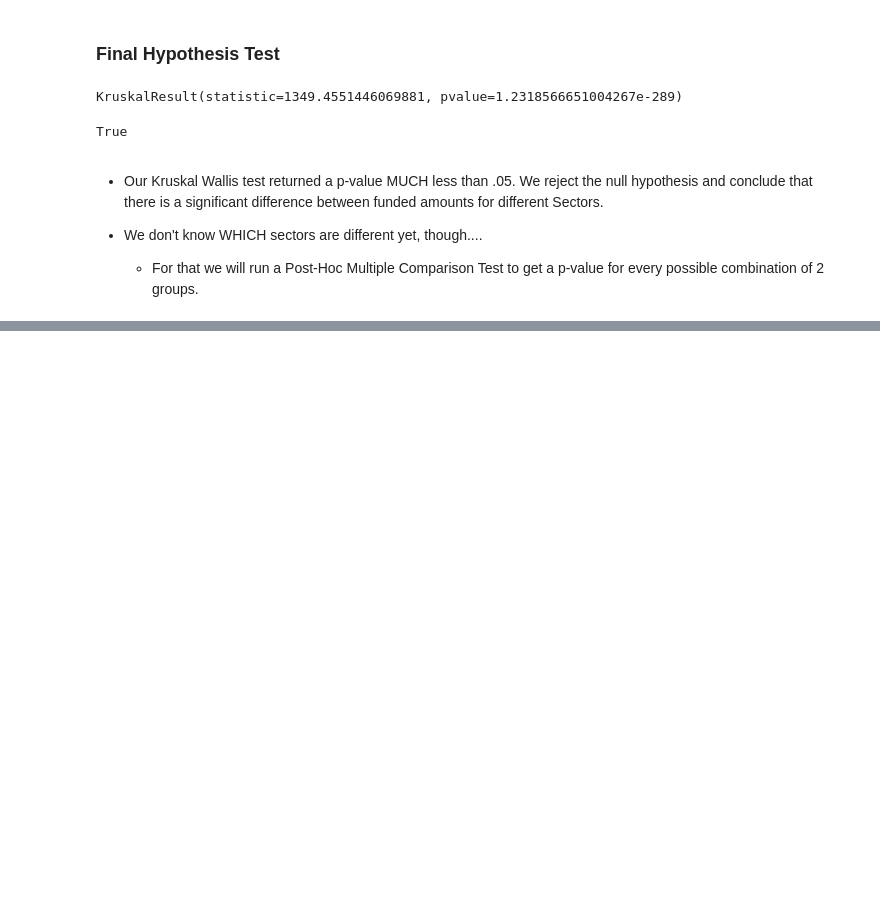
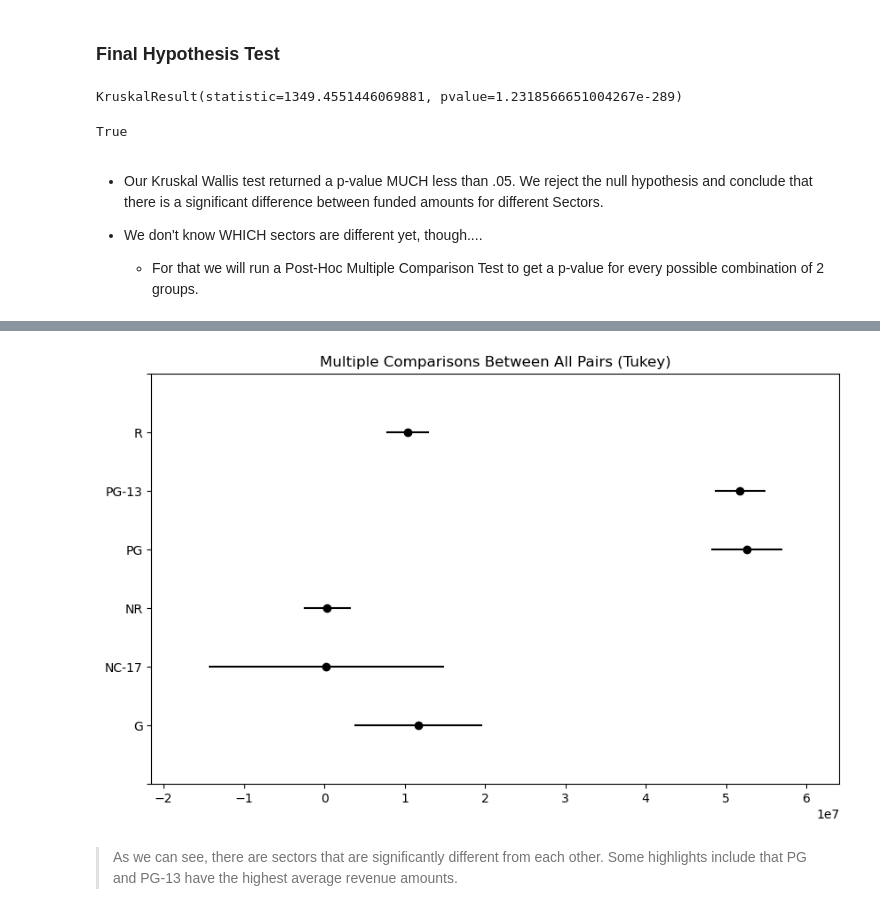
Before and after one commit to pylabview/Make_A_Successful_Movie, a Jupyter notebook: Project_3_Part_4_Hypothesis Testing.ipynb, the cells around one changed output, grey strips where cells are left out. Drawn from its saved outputs; the diff is of its cells as text; code cells hidden in the pictures; blank space fills up the shorter version.

```diff
--- a/Project_3_Part_4_Hypothesis Testing.ipynb
+++ b/Project_3_Part_4_Hypothesis Testing.ipynb
@@ -418,0 +452,8 @@ True
+# %%
+## save the values as kg_lost and the labels to the Diet
+values = tukeys_data['revenue']
+labels = tukeys_data['certification']
+
+## perform tukey's multiple comparison test and display the summary
+tukeys_results = pairwise_tukeyhsd(values,labels)
+tukeys_results.summary()
@@ -418,0 +516,7 @@ True
+# %%
+## also can use built-in plot tukeys_reuslts.plot_simultaneous
+tukeys_results.plot_simultaneous();
+# %% [output]
+[figure, added]
+# %% [markdown]
+> As we can see, there are sectors that are significantly different from each other. Some highlights include that PG and PG-13 have the highest average revenue amounts.
```
Also changed, not shown: parts of 6 cells of this notebook.
